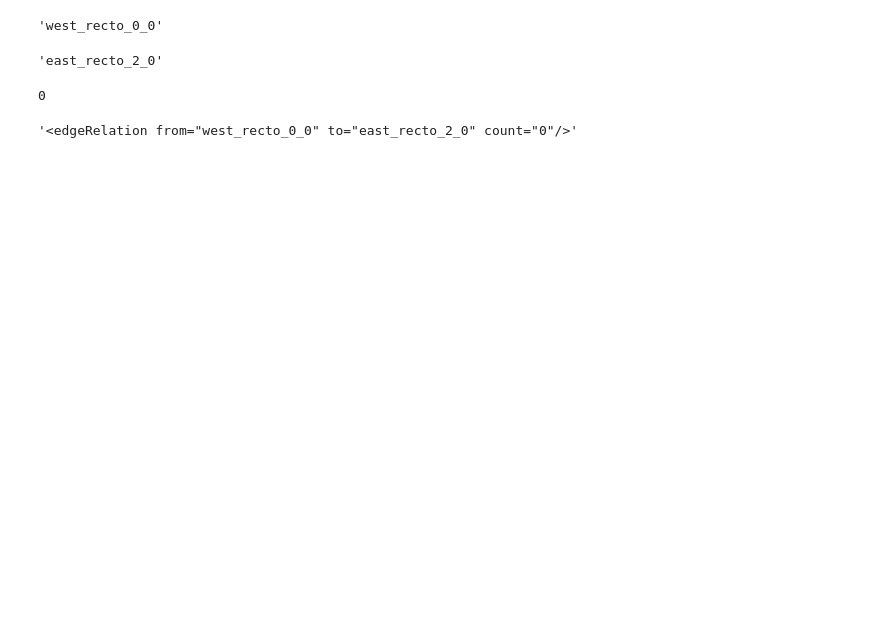
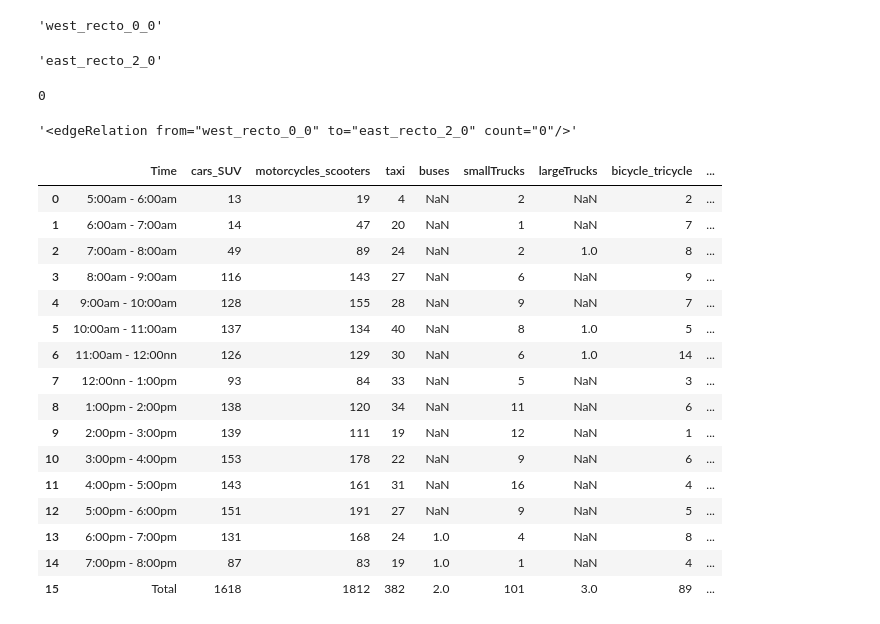
Before and after one commit to Nins16/DQL_AveEntLumRei-1, a Jupyter notebook: Route Playground.ipynb, the cells around one changed output. Cells and saved outputs as stored; diff of their text form; code cells hidden in the pictures; blank space fills up the shorter version.

```diff
--- a/Route Playground.ipynb
+++ b/Route Playground.ipynb
@@ -73,3 +91,29 @@ txt = f'<edgeRelation from="{from_val}" to="{to_val}" count="{count_val}"/>'
 txt
 # %% [output]
 '<edgeRelation from="west_recto_0_0" to="east_recto_2_0" count="0"/>'
+# %%
+import pandas as pd
+
+
+xl_file = pd.ExcelFile("TVC Summary.xlsx")
+xl_file.sheet_names
+df = pd.read_excel("TVC Summary.xlsx", sheet_name=xl_file.sheet_names[0])
+df
+# %% [output]
+|  | Time | cars_SUV | motorcycles_scooters | taxi | buses | smallTrucks | largeTrucks | bicycle_tricycle | ... |
+| 0 | 5:00am - 6:00am | 13 | 19 | 4 | NaN | 2 | NaN | 2 | ... |
+| 1 | 6:00am - 7:00am | 14 | 47 | 20 | NaN | 1 | NaN | 7 | ... |
+| 2 | 7:00am - 8:00am | 49 | 89 | 24 | NaN | 2 | 1.0 | 8 | ... |
+| 3 | 8:00am - 9:00am | 116 | 143 | 27 | NaN | 6 | NaN | 9 | ... |
+| 4 | 9:00am - 10:00am | 128 | 155 | 28 | NaN | 9 | NaN | 7 | ... |
+| 5 | 10:00am - 11:00am | 137 | 134 | 40 | NaN | 8 | 1.0 | 5 | ... |
+| 6 | 11:00am - 12:00nn | 126 | 129 | 30 | NaN | 6 | 1.0 | 14 | ... |
+| 7 | 12:00nn - 1:00pm | 93 | 84 | 33 | NaN | 5 | NaN | 3 | ... |
+| 8 | 1:00pm - 2:00pm | 138 | 120 | 34 | NaN | 11 | NaN | 6 | ... |
+| 9 | 2:00pm - 3:00pm | 139 | 111 | 19 | NaN | 12 | NaN | 1 | ... |
+| 10 | 3:00pm - 4:00pm | 153 | 178 | 22 | NaN | 9 | NaN | 6 | ... |
+| 11 | 4:00pm - 5:00pm | 143 | 161 | 31 | NaN | 16 | NaN | 4 | ... |
+| 12 | 5:00pm - 6:00pm | 151 | 191 | 27 | NaN | 9 | NaN | 5 | ... |
+| 13 | 6:00pm - 7:00pm | 131 | 168 | 24 | 1.0 | 4 | NaN | 8 | ... |
+| 14 | 7:00pm - 8:00pm | 87 | 83 | 19 | 1.0 | 1 | NaN | 4 | ... |
+| 15 | Total | 1618 | 1812 | 382 | 2.0 | 101 | 3.0 | 89 | ... |
```
Also changed, not shown: parts of 14 cells of this notebook, 11 other files.
